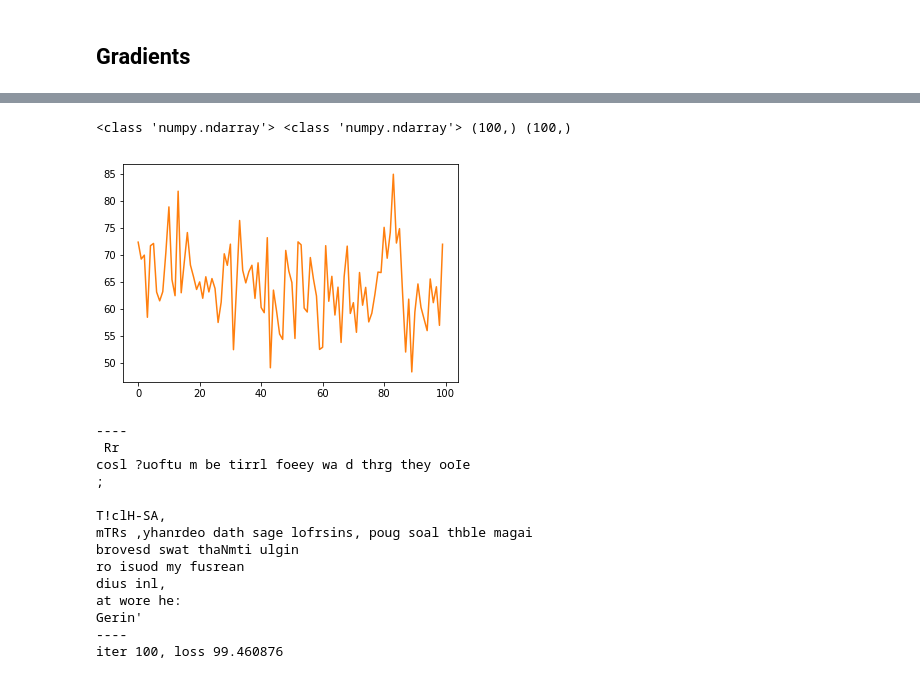
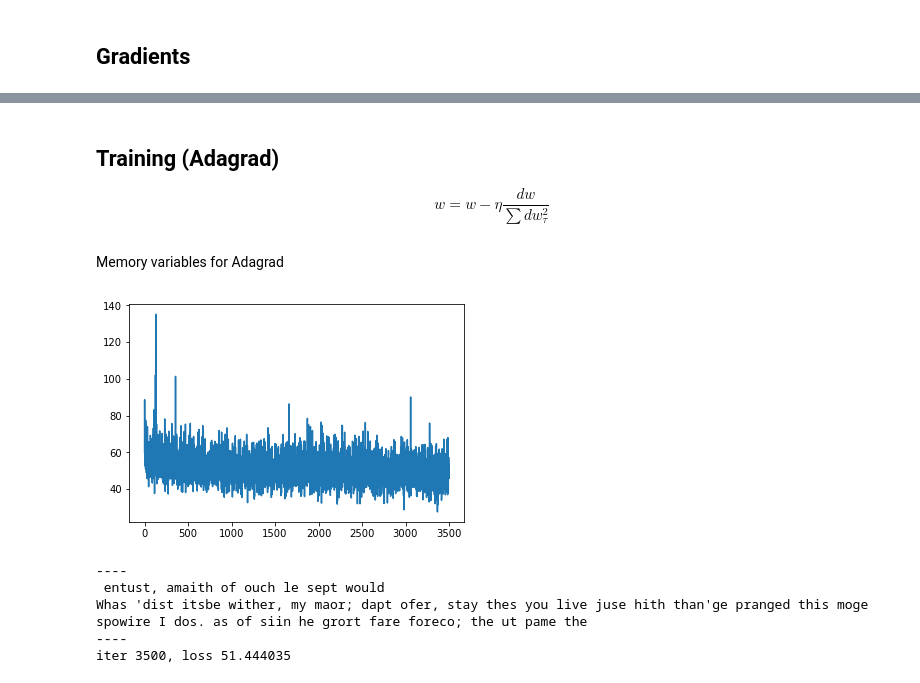
Before and after one commit to mitmul/chainer-notebooks, a Jupyter notebook: 9_vanilla-LSTM-with-cupy.ipynb, the cells around one changed output, grey strips where cells are left out. Cells and saved outputs as stored; diff of their text form; code cells hidden in the pictures.

```diff
--- a/9_vanilla-LSTM-with-cupy.ipynb
+++ b/9_vanilla-LSTM-with-cupy.ipynb
@@ -246,6 +326,6 @@ def forward_backward(inputs, targets, h_prev, C_prev):
 # %%
 def sample(h_prev, C_prev, first_char_idx, sentence_length):
-    x = cp.zeros((X_size, 1))
+    x = xp.zeros((X_size, 1))
     x[first_char_idx] = 1
 
     h = h_prev
@@ -254,12 +334,18 @@ def sample(h_prev, C_prev, first_char_idx, sentence_length):
     indexes = []
     for t in range(sentence_length):
         _, _, _, _, C, _, h, _, p = forward(x, h, C)
-        idx = np.random.choice(range(X_size), p=p.get().ravel())
-        x = cp.zeros((X_size, 1))
+        idx = xp.random.choice(xp.arange(X_size), size=(1,), p=p.ravel())
+        x = xp.zeros((X_size, 1))
         x[idx] = 1
         indexes.append(idx)
 
     return indexes
+# %% [markdown]
+## Training (Adagrad)
+
+$$
+w = w - \eta \frac{dw}{\sum dw^2_{\tau}}
+$$
 # %%
 def update_status(inputs, h_prev, C_prev):
     #initialized later
@@ -273,28 +359,31 @@ def update_status(inputs, h_prev, C_prev):
     txt = ''.join(idx_to_char[idx] for idx in sample_idx)
 
     # Clear and plot
+    plt.clf()
     plt.plot(plot_iter, plot_loss)
     display.display(plt.gcf())
 
     #Print prediction and loss
     print("----\n %s \n----" % (txt, ))
     print("iter %d, loss %f" % (iteration, smooth_loss))
+# %% [markdown]
+Memory variables for Adagrad
 # %%
-mW_f = cp.zeros_like(W_f)
-mW_i = cp.zeros_like(W_i)
-mW_C = cp.zeros_like(W_C)
-mW_o = cp.zeros_like(W_o)
-mW_y = cp.zeros_like(W_y)
+mW_f = xp.zeros_like(W_f)
+mW_i = xp.zeros_like(W_i)
+mW_C = xp.zeros_like(W_C)
+mW_o = xp.zeros_like(W_o)
+mW_y = xp.zeros_like(W_y)
 
-mb_f = cp.zeros_like(b_f)
-mb_i = cp.zeros_like(b_i)
-mb_C = cp.zeros_like(b_C)
-mb_o = cp.zeros_like(b_o)
-mb_y = cp.zeros_like(b_y)
+mb_f = xp.zeros_like(b_f)
+mb_i = xp.zeros_like(b_i)
+mb_C = xp.zeros_like(b_C)
+mb_o = xp.zeros_like(b_o)
+mb_y = xp.zeros_like(b_y)
 # %%
 # Exponential average of loss
 # Initialize to a error of a random model
-smooth_loss = -cp.log(1.0 / X_size) * T_steps
+smooth_loss = -xp.log(1.0 / X_size) * T_steps
 
 iteration, p = 0, 0
 
@@ -302,57 +391,53 @@ iteration, p = 0, 0
 plot_iter = np.zeros((0))
 plot_loss = np.zeros((0))
 # %%
+%%time
 while True:
     # Try catch for interruption
     try:
         # Reset
         if p + T_steps >= len(data) or iteration == 0:
-            g_h_prev = cp.zeros((H_size, 1))
-            g_C_prev = cp.zeros((H_size, 1))
+            g_h_prev = xp.zeros((H_size, 1))
+            g_C_prev = xp.zeros((H_size, 1))
             p = 0
 
 
         inputs = [char_to_idx[ch] for ch in data[p: p + T_steps]]
         targets = [char_to_idx[ch] for ch in data[p + 1: p + T_steps + 1]]
 
         loss, g_h_prev, g_C_prev =  forward_backward(inputs, targets, g_h_prev, g_C_prev)
         smooth_loss = smooth_loss * 0.999 + loss * 0.001
 
         # Print every hundred steps
         if iteration % 100 == 0:
             update_status(inputs, g_h_prev, g_C_prev)
 
 
         # Update weights
         for param, dparam, mem in zip([W_f, W_i, W_C, W_o, W_y, b_f, b_i, b_C, b_o, b_y],
                                       [dW_f, dW_i, dW_C, dW_o, dW_y, db_f, db_i, db_C, db_o, db_y],
                                       [mW_f, mW_i, mW_C, mW_o, mW_y, mb_f, mb_i, mb_C, mb_o, mb_y]):
             mem += dparam * dparam # Calculate sum of gradients
             #print(learning_rate * dparam)
-            param += -(learning_rate * dparam / cp.sqrt(mem + 1e-8))
+            param += -(learning_rate * dparam / xp.sqrt(mem + 1e-8))
 
         plot_iter = np.append(plot_iter, [iteration])
-        plot_loss = np.append(plot_loss, [loss.get()])
+        if isinstance(loss, cp.ndarray):
+            loss = loss.get()
+        plot_loss = np.append(plot_loss, [loss])
 
         p += T_steps
         iteration += 1
+
+        if iteration >= 5000:
+            break
     except KeyboardInterrupt:
         update_status(inputs, g_h_prev, g_C_prev)
         break
 # %% [output]
+[figure, new version]
-<class 'numpy.ndarray'> <class 'numpy.ndarray'> (100,) (100,)
+----
+ entust, amaith of ouch le sept would
+Whas 'dist itsbe wither, my maor; dapt ofer, stay thes you live juse hith than'ge pranged this moge spowire I dos. as of siin he grort fare foreco; the ut pame the
+----
+iter 3500, loss 51.444035
-[figure, old version]
-----
- Rr
-cosl ?uoftu m be tirrl foeey wa d thrg they ooIe
-;
-
-T!clH-SA,
-mTRs ,yhanrdeo dath sage lofrsins, poug soal thble magai
-brovesd swat thaNmti ulgin
-ro isuod my fusrean
-dius inl,
-at wore he:
-Gerin'
-----
-iter 100, loss 99.460876
```
Also changed, not shown: parts of 23 cells of this notebook, 1 other file.
